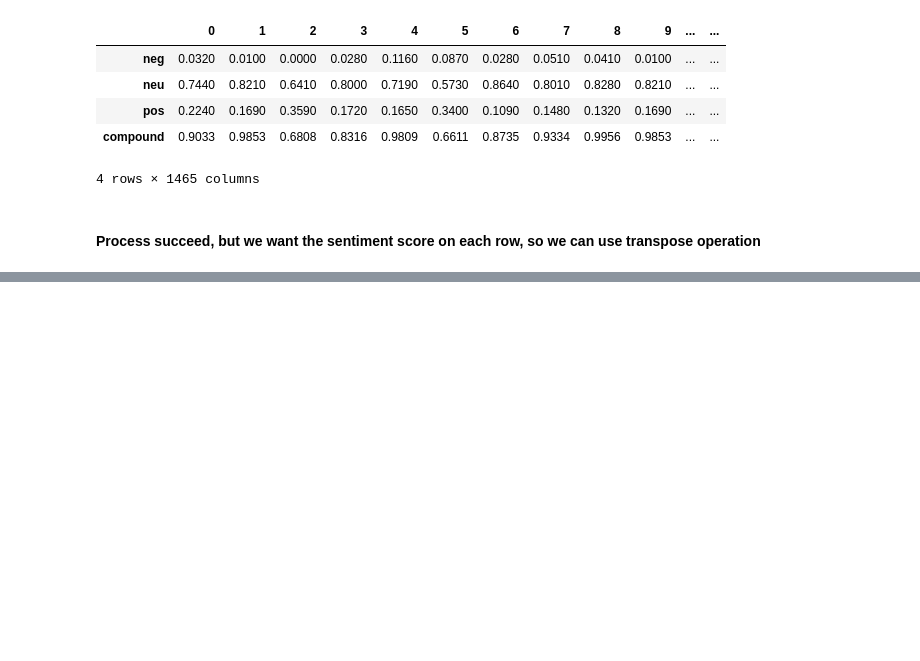
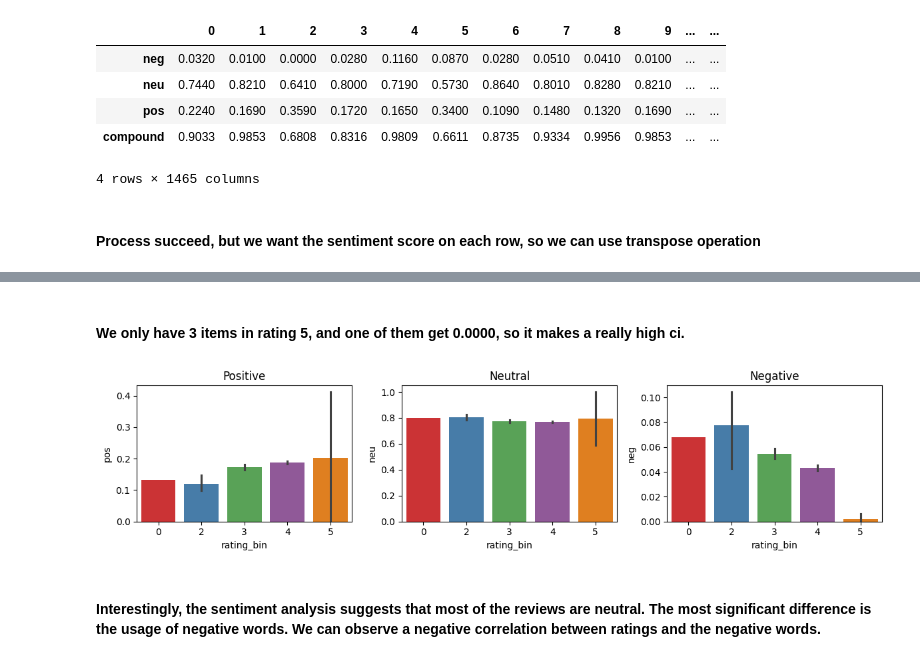
Before and after one commit to Enlightenus/Amazon_sales_analysis, a Jupyter notebook: sentiment_analysis.ipynb, the cells around one changed output, grey strips where cells are left out. Drawn from its saved outputs; the diff is of its cells as text; code cells hidden in the pictures; blank space fills up the shorter version.

```diff
--- a/sentiment_analysis.ipynb
+++ b/sentiment_analysis.ipynb
@@ -114,0 +140,17 @@ vaders
+# %% [markdown]
+#### We only have 3 items in rating 5, and one of them get 0.0000, so it makes a really high ci.
+# %%
+# Generating the plot for each score
+fig, axs = plt.subplots(1, 3, figsize=(12, 3))
+sns.barplot(data=vaders, x='rating_bin', y='pos', ax=axs[0], hue='rating_bin', legend = False, palette=colors)
+sns.barplot(data=vaders, x='rating_bin', y='neu', ax=axs[1], hue='rating_bin', legend = False, palette=colors)
+sns.barplot(data=vaders, x='rating_bin', y='neg', ax=axs[2], hue='rating_bin', legend = False, palette=colors)
+axs[0].set_title('Positive')
+axs[1].set_title('Neutral')
+axs[2].set_title('Negative')
+plt.tight_layout()
+plt.show()
+# %% [output]
+[figure, added]
+# %% [markdown]
+#### Interestingly, the sentiment analysis suggests that most of the reviews are neutral. The most significant difference is the usage of negative words. We can observe a negative correlation between ratings and the negative words.
```
Also changed, not shown: parts of 5 cells of this notebook.
